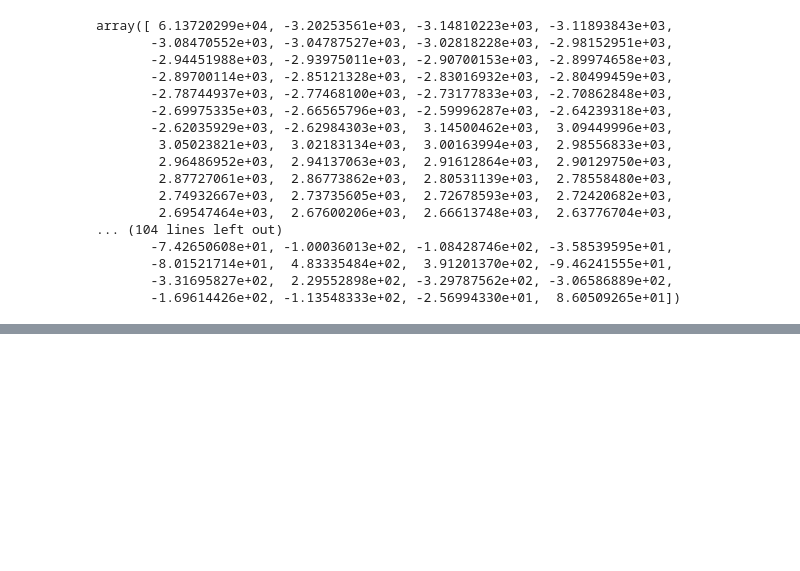
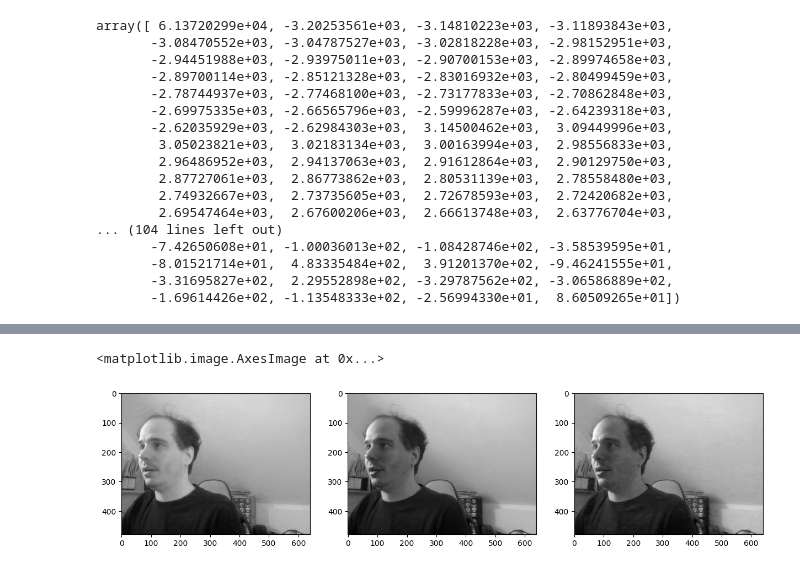
Before and after one commit to sze-aail/intelligent-signal-processing-lectures, a Jupyter notebook: Lec02/notebook_opencv_01.ipynb, the cells around one changed output, grey strips where cells are left out. Cells and saved outputs as stored; diff of their text form; code cells hidden in the pictures; blank space fills up the shorter version.

```diff
--- a/Lec02/notebook_opencv_01.ipynb
+++ b/Lec02/notebook_opencv_01.ipynb
@@ -74,0 +81,12 @@ array([ 6.13720299e+04, -3.20253561e+03, -3.14810223e+03, -3.11893843e+03,
+# %%
+# Show each channel
+plt.figure(figsize=(15, 5))
+plt.subplot(131)
+plt.imshow(frame[:,:, 0], cmap='gray')
+plt.subplot(132)
+plt.imshow(frame[:,:, 1], cmap='gray')
+plt.subplot(133)
+plt.imshow(frame[:,:, 2], cmap='gray')
+# %% [output]
+<matplotlib.image.AxesImage at 0x...>
+[figure, added]
```
Also changed, not shown: parts of 8 cells of this notebook.
